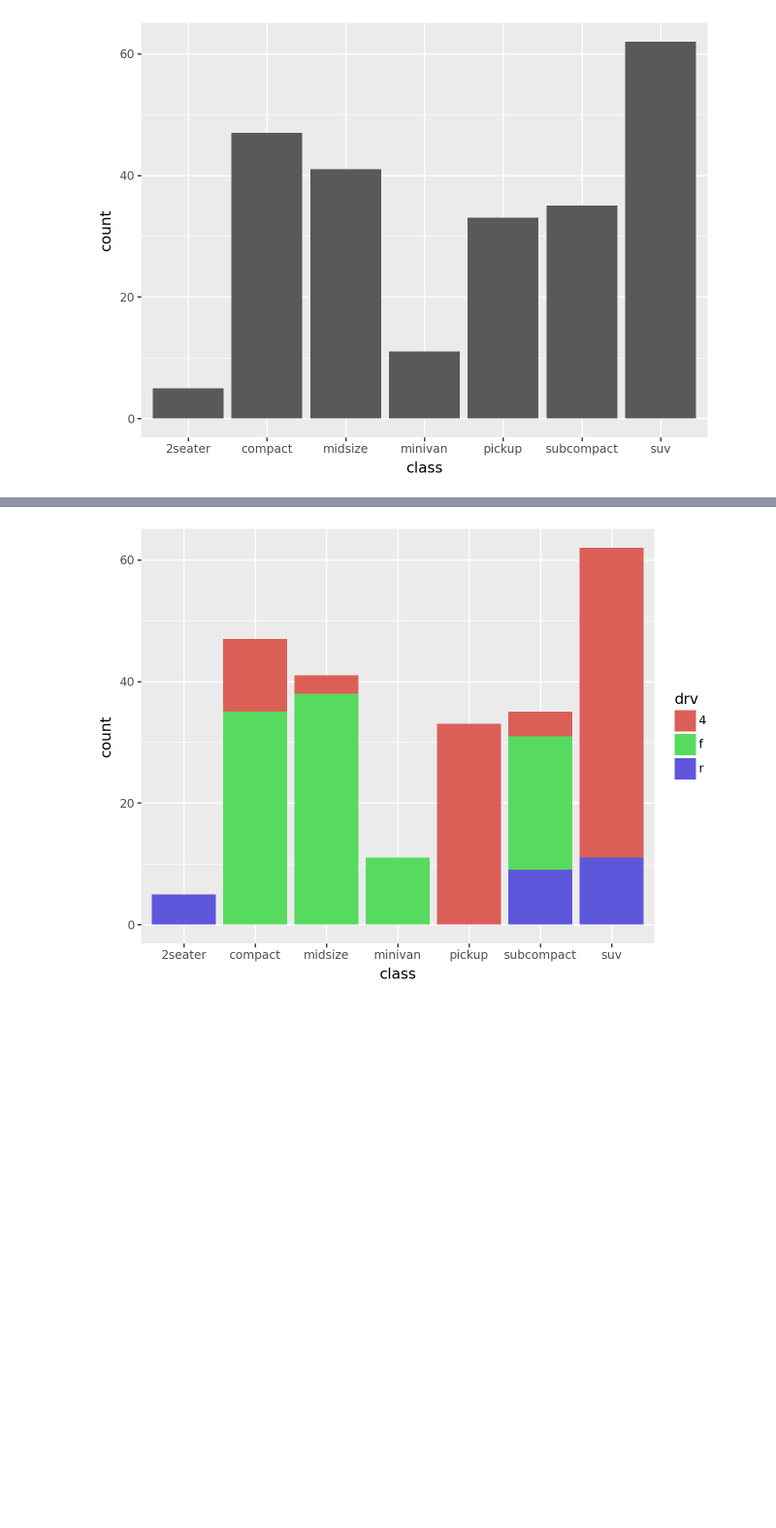
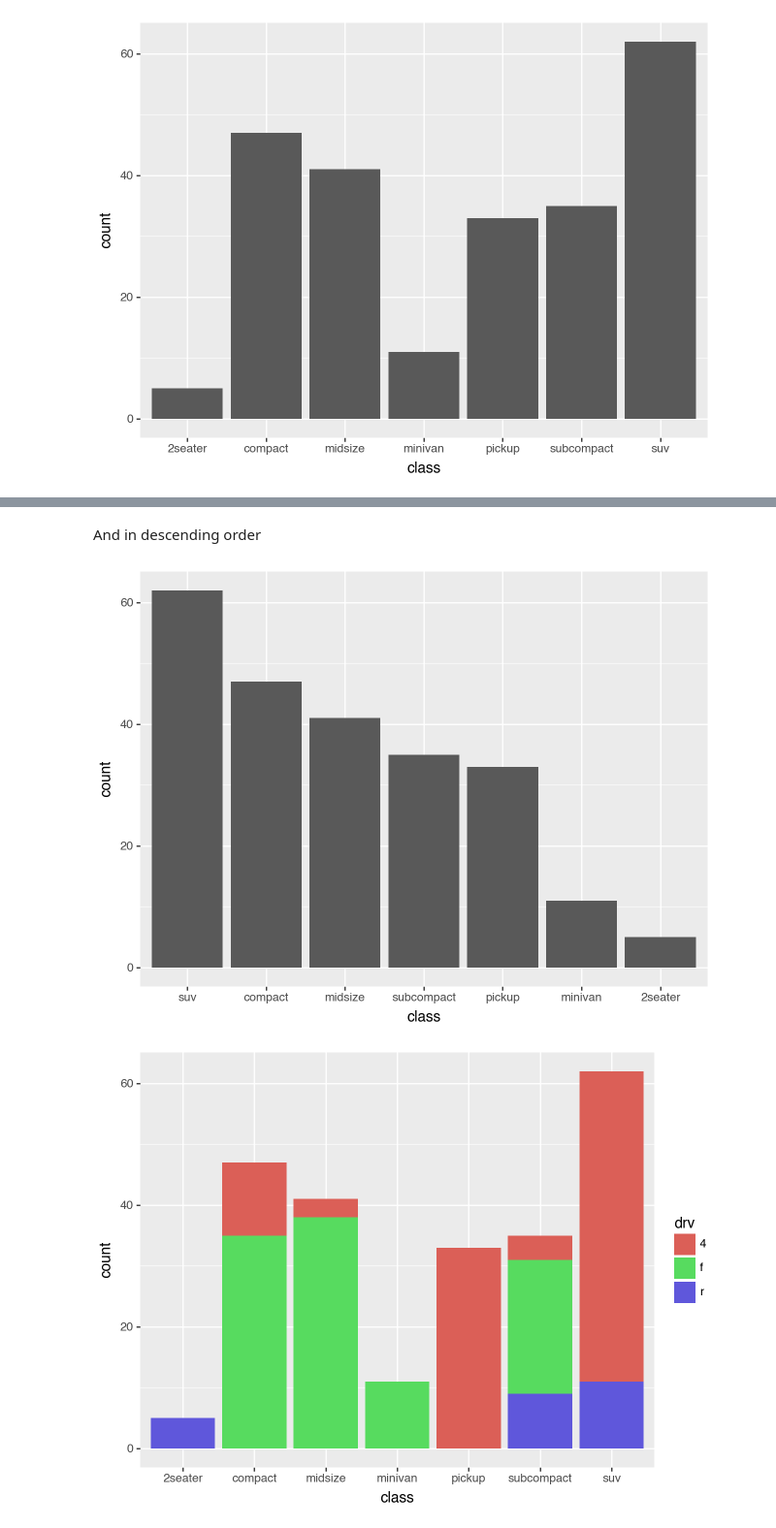
Before and after one commit to has2k1/plotnine-examples, a Jupyter notebook: plotnine_examples/examples/geom_bar.ipynb, the cells around one changed output, grey strips where cells are left out. Shown at 97% size. Cells and saved outputs as stored; diff of their text form; code cells hidden in the pictures; blank space fills up the shorter version.

```diff
--- a/plotnine_examples/examples/geom_bar.ipynb
+++ b/plotnine_examples/examples/geom_bar.ipynb
@@ -25,3 +53,15 @@ ggplot(mpg) + geom_bar(aes(x="class"))
+# %% [markdown]
+And in descending order
+# %%
+(
+    ggplot(mpg)
+    + geom_bar(
+        aes(x="reorder(class2, class2, len, ascending=False)")
+    )
+    + labs(x="class")
+)
+# %% [output]
+[figure, added]
 # %%
 (
     ggplot(mpg)
```
Also changed, not shown: parts of 5 cells of this notebook, 2 other files.
